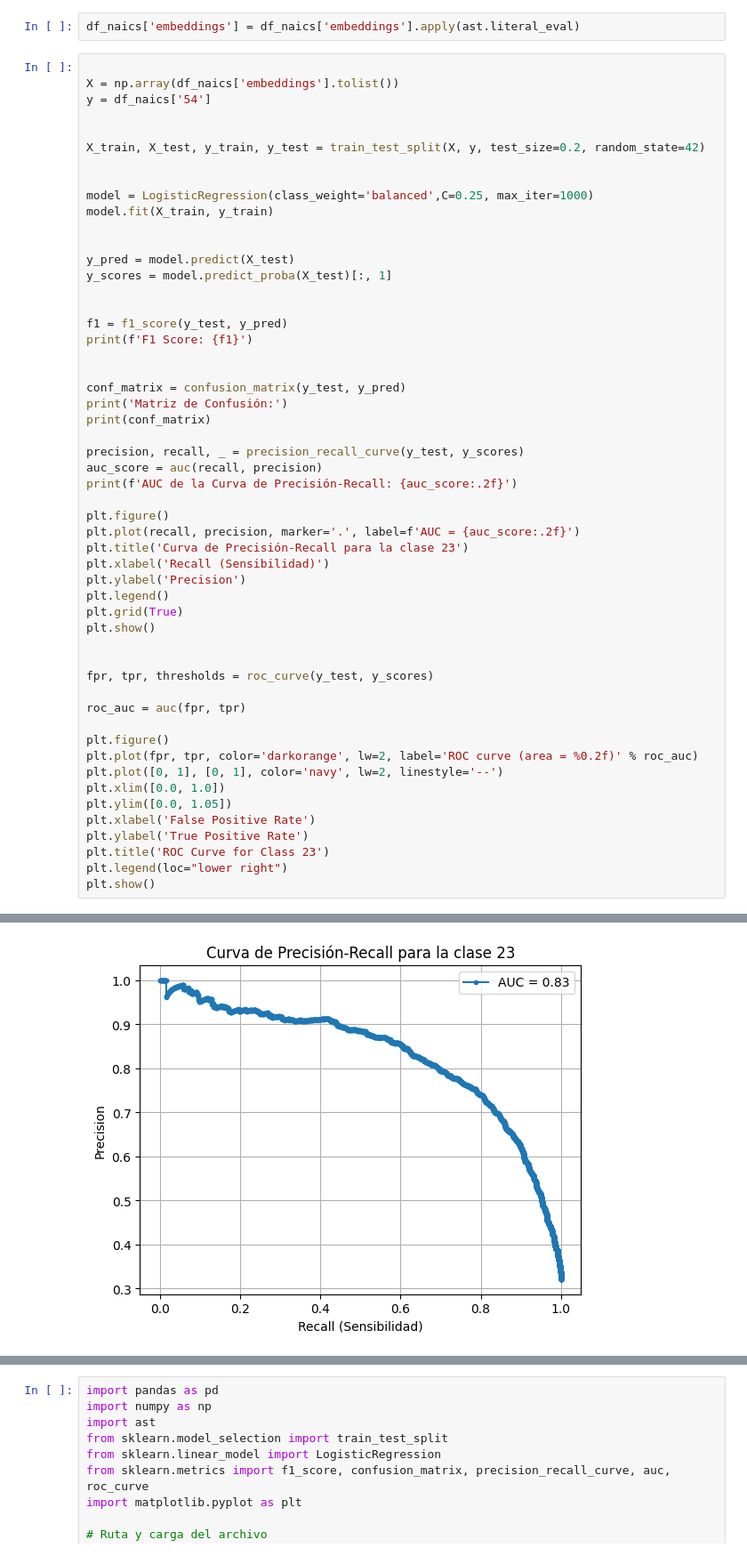
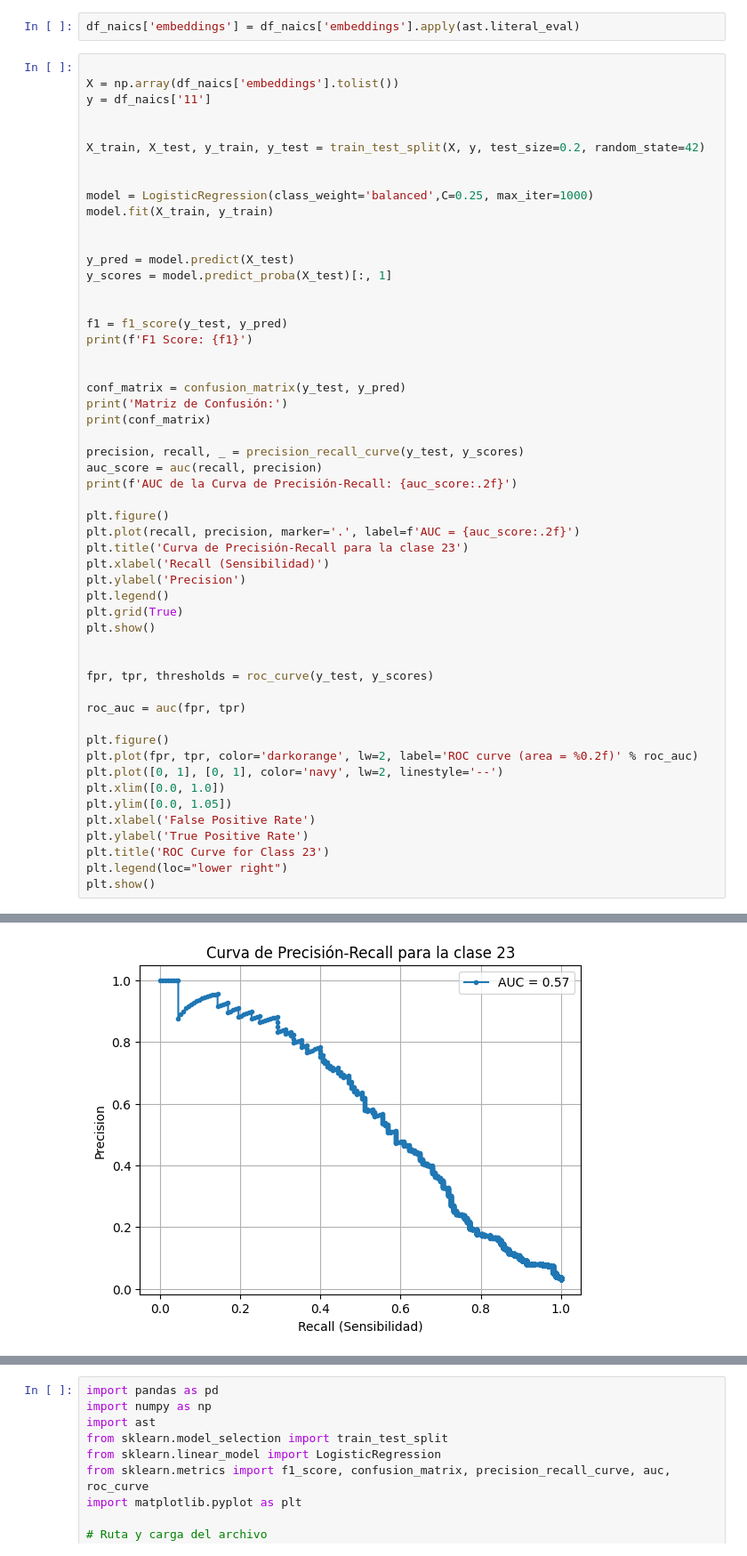
Before and after one commit to Zrive/zrive-ds-1q24-industry-classification, a Jupyter notebook: notebooks/classification_binarized.ipynb, the cells around one changed output, grey strips where cells are left out. Shown at 89% size. Saved outputs shown, nothing was run; the diff lists cells and outputs as text.

```diff
--- a/notebooks/classification_binarized.ipynb
+++ b/notebooks/classification_binarized.ipynb
@@ -764,7 +764,7 @@ df_naics['embeddings'] = df_naics['embeddings'].apply(ast.literal_eval)
 # %%
 
 X = np.array(df_naics['embeddings'].tolist())
-y = df_naics['54']
+y = df_naics['11']
 
 
 X_train, X_test, y_train, y_test = train_test_split(X, y, test_size=0.2, random_state=42)
@@ -823 +823 @@ AUC de la Curva de Precisión-Recall: 0.83
-[figure, old version]
+[figure, new version]
```
Also changed, not shown: parts of 4 cells of this notebook.
